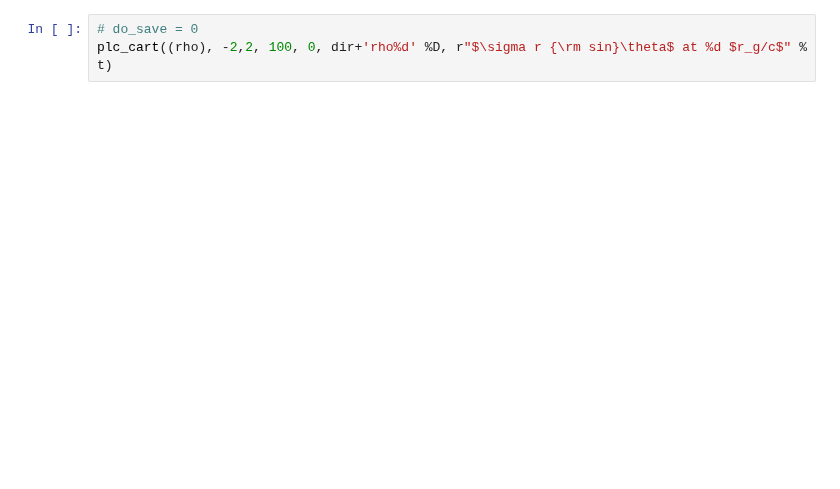
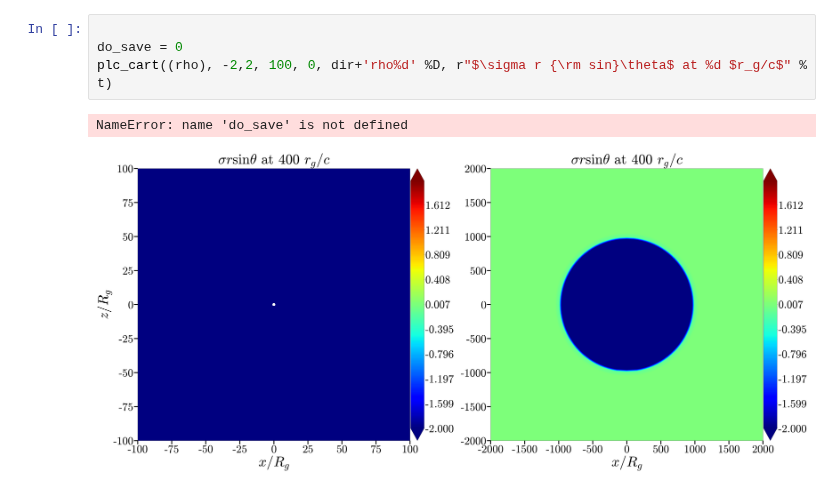
Before and after one commit to JackHanke/bh, a Jupyter notebook: sc_workspace.ipynb, the cells around one changed output. Drawn from its saved outputs; the diff is of its cells as text; blank space fills up the shorter version.

```diff
--- a/sc_workspace.ipynb
+++ b/sc_workspace.ipynb
@@ -108,5 +127,9 @@ print(data.shape)
 # %% [output]
 torch.Size([5, 8, 224, 48, 96])
 # %%
-# do_save = 0
+
+do_save = 0
 plc_cart((rho), -2,2, 100, 0, dir+'rho%d' %D, r"$\sigma r {\rm sin}\theta$ at %d $r_g/c$" % t)
+# %% [output]
+NameError: name 'do_save' is not defined
+[figure, added]
```
Also changed, not shown: parts of 4 cells of this notebook, 4 other files.
